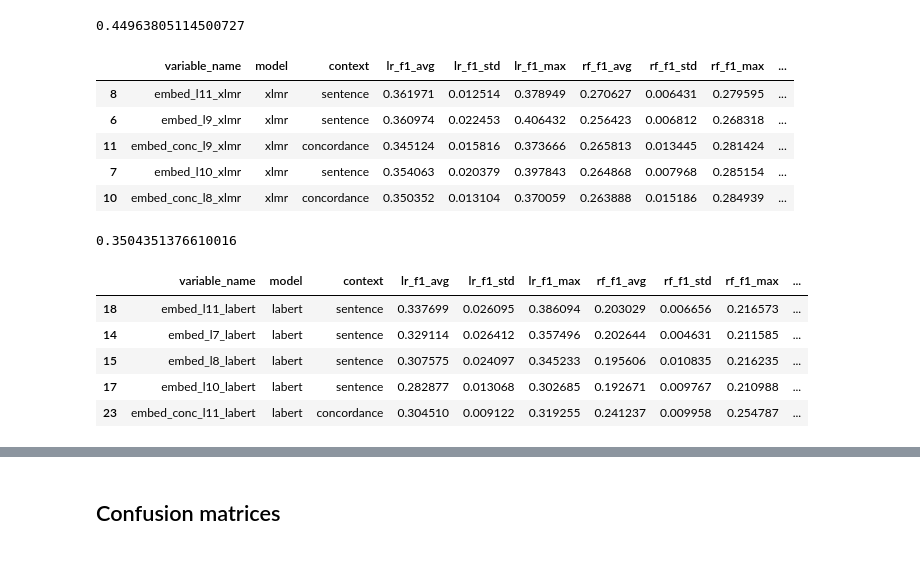
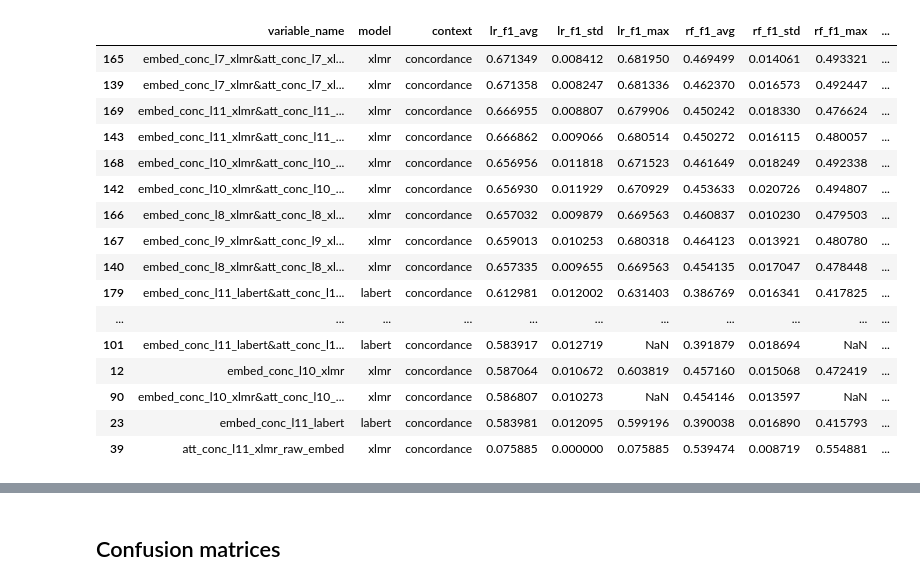
Before and after one commit to CCS-ZCU/labyrinth, a Jupyter notebook: scripts/6_labyrinth_classification-evaluations.ipynb, the cells around one changed output, grey strips where cells are left out. Saved outputs shown, nothing was run; the diff lists cells and outputs as text; code cells hidden in the pictures.

```diff
--- a/scripts/6_labyrinth_classification-evaluations.ipynb
+++ b/scripts/6_labyrinth_classification-evaluations.ipynb
@@ -73,40 +87,20 @@ y_preds = {}
-# %%
-# best performing baseline
-X = np.stack(labyrinthus_df["cooc_vector"])
-y_pred = cross_val_predict(mlp, X, y, cv=cv)
-acc = accuracy_score(y, y_pred)
-f1 = f1_score(y, y_pred, average="macro")
-title = "cooc_vector" + "_mlp"
-y_preds[title] = y_pred
-f1
-# %% [output]
-0.44963805114500727
-# %%
-results_df[results_df["emb_type"]=="contextual"].sort_values("best_model_f1_performance", ascending=False).head(5)
-# %% [output]
-|  | variable_name | model | context | lr_f1_avg | lr_f1_std | lr_f1_max | rf_f1_avg | rf_f1_std | rf_f1_max | ... |
-| 8 | embed_l11_xlmr | xlmr | sentence | 0.361971 | 0.012514 | 0.378949 | 0.270627 | 0.006431 | 0.279595 | ... |
-| 6 | embed_l9_xlmr | xlmr | sentence | 0.360974 | 0.022453 | 0.406432 | 0.256423 | 0.006812 | 0.268318 | ... |
-| 11 | embed_conc_l9_xlmr | xlmr | concordance | 0.345124 | 0.015816 | 0.373666 | 0.265813 | 0.013445 | 0.281424 | ... |
-| 7 | embed_l10_xlmr | xlmr | sentence | 0.354063 | 0.020379 | 0.397843 | 0.264868 | 0.007968 | 0.285154 | ... |
-| 10 | embed_conc_l8_xlmr | xlmr | concordance | 0.350352 | 0.013104 | 0.370059 | 0.263888 | 0.015186 | 0.284939 | ... |
-# %%
-# best performing contextual
-X = np.stack(labyrinthus_df["embed_l11_xlmr"])
-y_pred = cross_val_predict(mlp, X, y, cv=cv)
-acc = accuracy_score(y, y_pred)
-f1 = f1_score(y, y_pred, average="macro")
-title = "embed_l11_xlmr" + "_mlp"
-y_preds[title] = y_pred
-f1
-# %% [output]
-0.3504351376610016
-# %%
-results_df[(results_df["emb_type"]=="contextual") & (results_df["model"]=="labert")].sort_values("best_model_f1_performance", ascending=False).head(5)
-# %% [output]
-|  | variable_name | model | context | lr_f1_avg | lr_f1_std | lr_f1_max | rf_f1_avg | rf_f1_std | rf_f1_max | ... |
-| 18 | embed_l11_labert | labert | sentence | 0.337699 | 0.026095 | 0.386094 | 0.203029 | 0.006656 | 0.216573 | ... |
-| 14 | embed_l7_labert | labert | sentence | 0.329114 | 0.026412 | 0.357496 | 0.202644 | 0.004631 | 0.211585 | ... |
-| 15 | embed_l8_labert | labert | sentence | 0.307575 | 0.024097 | 0.345233 | 0.195606 | 0.010835 | 0.216235 | ... |
-| 17 | embed_l10_labert | labert | sentence | 0.282877 | 0.013068 | 0.302685 | 0.192671 | 0.009767 | 0.210988 | ... |
-| 23 | embed_conc_l11_labert | labert | concordance | 0.304510 | 0.009122 | 0.319255 | 0.241237 | 0.009958 | 0.254787 | ... |
+# %%
+results_df[results_df["context"]=="concordance"].sort_values("best_model_f1_performance", ascending=False).head(50)
+# %% [output]
+|  | variable_name | model | context | lr_f1_avg | lr_f1_std | lr_f1_max | rf_f1_avg | rf_f1_std | rf_f1_max | ... |
+| 165 | embed_conc_l7_xlmr&att_conc_l7_xl... | xlmr | concordance | 0.671349 | 0.008412 | 0.681950 | 0.469499 | 0.014061 | 0.493321 | ... |
+| 139 | embed_conc_l7_xlmr&att_conc_l7_xl... | xlmr | concordance | 0.671358 | 0.008247 | 0.681336 | 0.462370 | 0.016573 | 0.492447 | ... |
+| 169 | embed_conc_l11_xlmr&att_conc_l11_... | xlmr | concordance | 0.666955 | 0.008807 | 0.679906 | 0.450242 | 0.018330 | 0.476624 | ... |
+| 143 | embed_conc_l11_xlmr&att_conc_l11_... | xlmr | concordance | 0.666862 | 0.009066 | 0.680514 | 0.450272 | 0.016115 | 0.480057 | ... |
+| 168 | embed_conc_l10_xlmr&att_conc_l10_... | xlmr | concordance | 0.656956 | 0.011818 | 0.671523 | 0.461649 | 0.018249 | 0.492338 | ... |
+| 142 | embed_conc_l10_xlmr&att_conc_l10_... | xlmr | concordance | 0.656930 | 0.011929 | 0.670929 | 0.453633 | 0.020726 | 0.494807 | ... |
+| 166 | embed_conc_l8_xlmr&att_conc_l8_xl... | xlmr | concordance | 0.657032 | 0.009879 | 0.669563 | 0.460837 | 0.010230 | 0.479503 | ... |
+| 167 | embed_conc_l9_xlmr&att_conc_l9_xl... | xlmr | concordance | 0.659013 | 0.010253 | 0.680318 | 0.464123 | 0.013921 | 0.480780 | ... |
+| 140 | embed_conc_l8_xlmr&att_conc_l8_xl... | xlmr | concordance | 0.657335 | 0.009655 | 0.669563 | 0.454135 | 0.017047 | 0.478448 | ... |
+| 179 | embed_conc_l11_labert&att_conc_l1... | labert | concordance | 0.612981 | 0.012002 | 0.631403 | 0.386769 | 0.016341 | 0.417825 | ... |
+| ... | ... | ... | ... | ... | ... | ... | ... | ... | ... | ... |
+| 101 | embed_conc_l11_labert&att_conc_l1... | labert | concordance | 0.583917 | 0.012719 | NaN | 0.391879 | 0.018694 | NaN | ... |
+| 12 | embed_conc_l10_xlmr | xlmr | concordance | 0.587064 | 0.010672 | 0.603819 | 0.457160 | 0.015068 | 0.472419 | ... |
+| 90 | embed_conc_l10_xlmr&att_conc_l10_... | xlmr | concordance | 0.586807 | 0.010273 | NaN | 0.454146 | 0.013597 | NaN | ... |
+| 23 | embed_conc_l11_labert | labert | concordance | 0.583981 | 0.012095 | 0.599196 | 0.390038 | 0.016890 | 0.415793 | ... |
+| 39 | att_conc_l11_xlmr_raw_embed | xlmr | concordance | 0.075885 | 0.000000 | 0.075885 | 0.539474 | 0.008719 | 0.554881 | ... |
```
Also changed, not shown: parts of 39 cells of this notebook, 5 other files.
